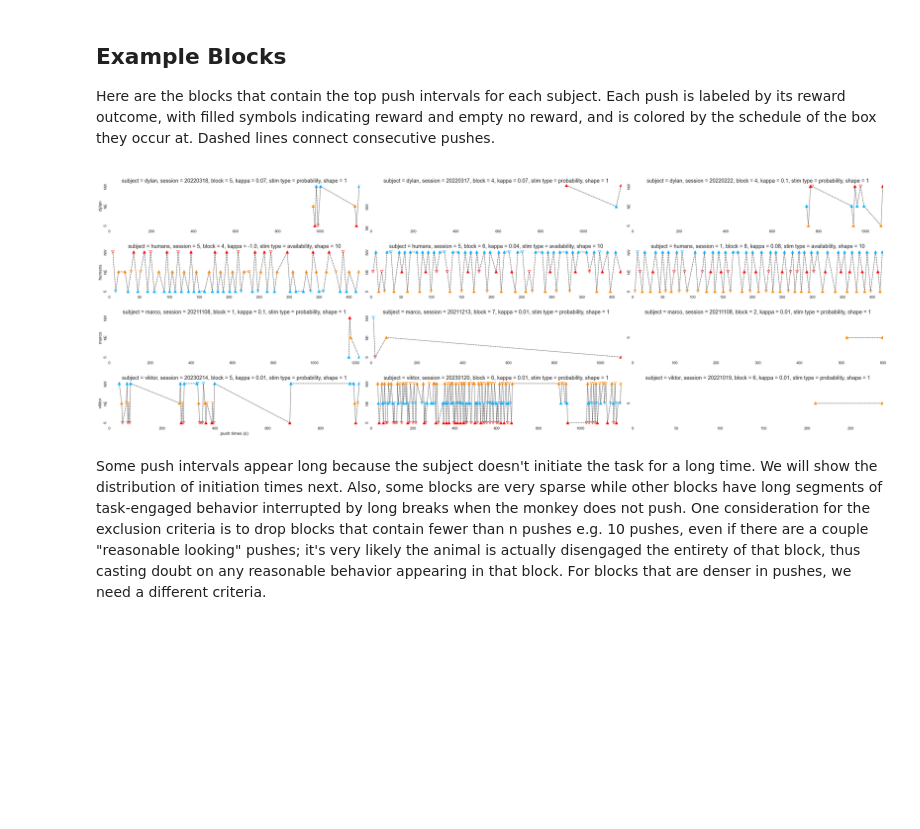
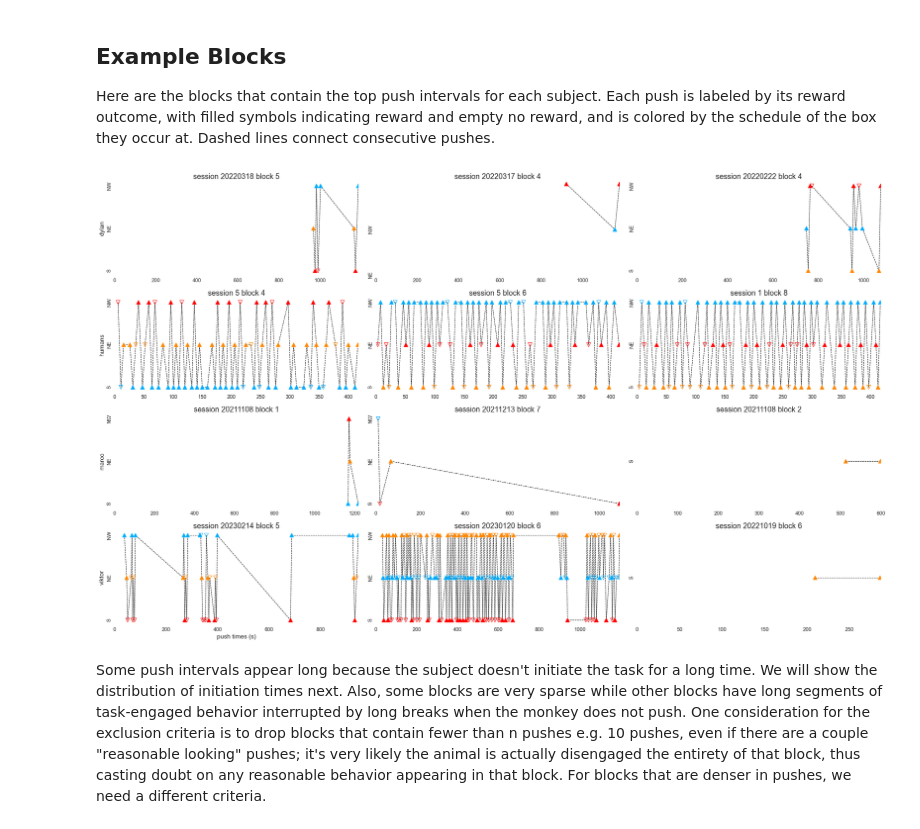
Before and after one commit to XaqLab/Foraging, a Jupyter notebook: notebooks/Data Cleaning.ipynb, the cells around one changed output. Cells and saved outputs as stored; diff of their text form; code cells hidden in the pictures; blank space fills up the shorter version.

```diff
--- a/notebooks/Data Cleaning.ipynb
+++ b/notebooks/Data Cleaning.ipynb
@@ -150,25 +150,26 @@ Here are the blocks that contain the top push intervals for each subject. Each p
 # %%
 # Sort push intervals in descending order (longest push intervals at the top)
 df_sorted = df.sort_values(by='consecutive push intervals', ascending=False)
 
 # Plot blocks containing the top_n push intervals
 top_n = 3
-fig, axes = plt.subplots(len(subjects), top_n, figsize=(35, 12))
+fig, axes = plt.subplots(len(subjects), top_n, figsize=(25, 15))
 for i, subject in enumerate(subjects):
     df_subject = filter_df(df_sorted, {'subject': subject}, attempt_index=False)
     for j, (idx, g) in enumerate(get_blocks(df_subject, sort=False)):
         if j >= top_n:
             break
         conds = dict(zip(INDEX[:MIN_INDEX - 1], idx))
         plot_pushes(g.sort_index(), conds=conds, title_prefix='', legend=False, ax=axes[i, j])
+        axes[i, j].set_title(f"session {conds['session']} block {conds['block']}")
         if not i * top_n + j == (len(subjects) - 1) * top_n:
             axes[i, j].set_xlabel("")
             axes[i, j].set_ylabel("")
         if j == 0:
             axes[i, j].set_ylabel(subject)
 fig.tight_layout();
 # %% [output]
-[figure, old version]
+[figure, new version]
 # %% [markdown]
 Some push intervals appear long because the subject doesn't initiate the task for a long time. We will show the distribution of initiation times next. Also, some blocks are very sparse while other blocks have long segments of task-engaged behavior interrupted by long breaks when the monkey does not push. One consideration for the exclusion criteria is to drop blocks that contain fewer than n pushes e.g. 10 pushes, even if there are a couple "reasonable looking" pushes; it's very likely the animal is actually disengaged the entirety of that block, thus casting doubt on any reasonable behavior appearing in that block. For blocks that are denser in pushes, we need a different criteria.
 # %% [markdown]
```
Also changed, not shown: parts of 1 cell of this notebook, 8 other files.
